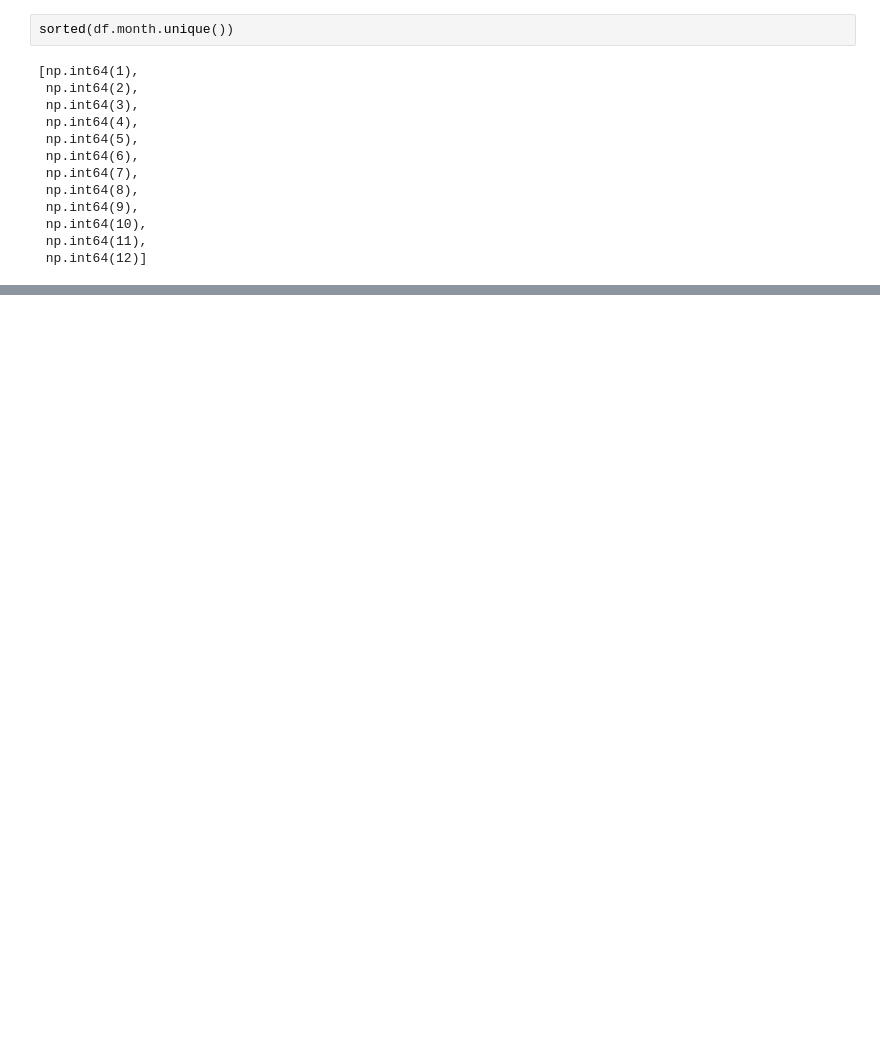
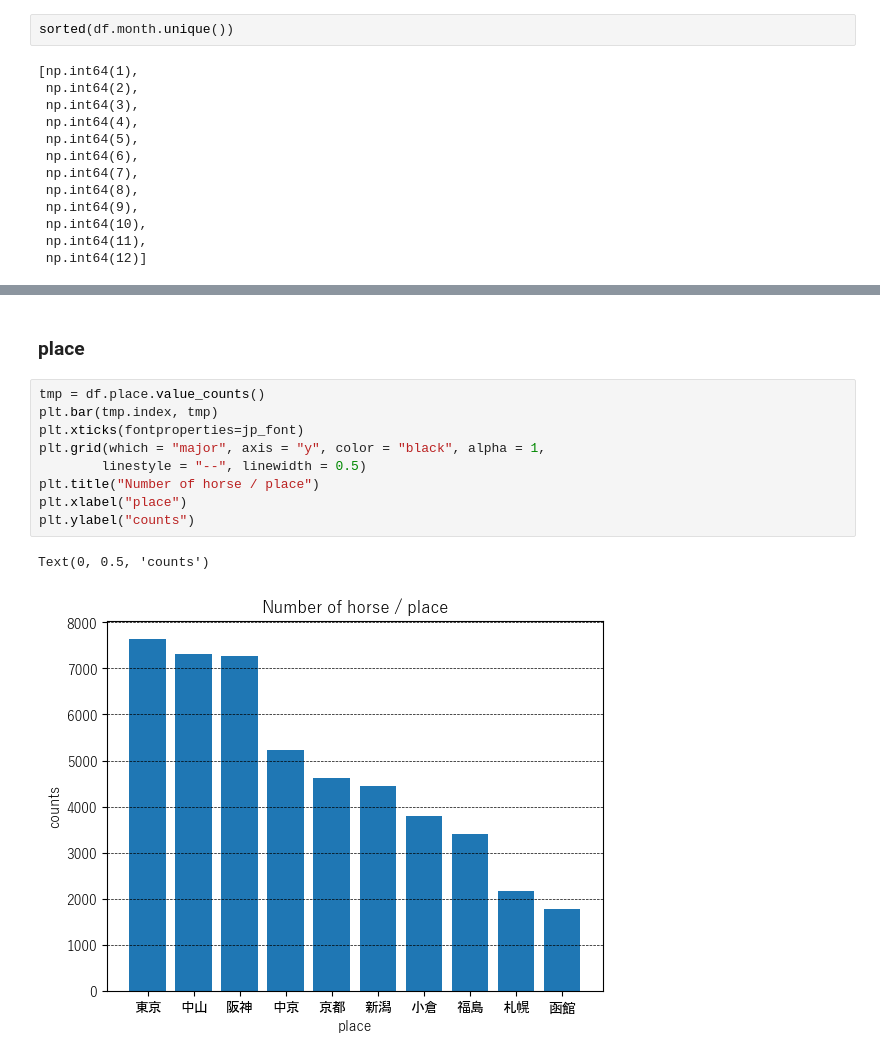
Before and after one commit to NaganagaKen/HORSE_RACING, a Jupyter notebook: horse_race_eda.ipynb, the cells around one changed output, grey strips where cells are left out. Drawn from its saved outputs; the diff is of its cells as text; blank space fills up the shorter version.

```diff
--- a/horse_race_eda.ipynb
+++ b/horse_race_eda.ipynb
@@ -154,0 +274,14 @@ Text(0.5, 1.0, 'Count of racing ')
+# %% [markdown]
+### place
+# %%
+tmp = df.place.value_counts()
+plt.bar(tmp.index, tmp)
+plt.xticks(fontproperties=jp_font)
+plt.grid(which = "major", axis = "y", color = "black", alpha = 1,
+        linestyle = "--", linewidth = 0.5)
+plt.title("Number of horse / place")
+plt.xlabel("place")
+plt.ylabel("counts")
+# %% [output]
+Text(0, 0.5, 'counts')
+[figure, added]
```
Also changed, not shown: parts of 150 cells of this notebook, 4 other files.
